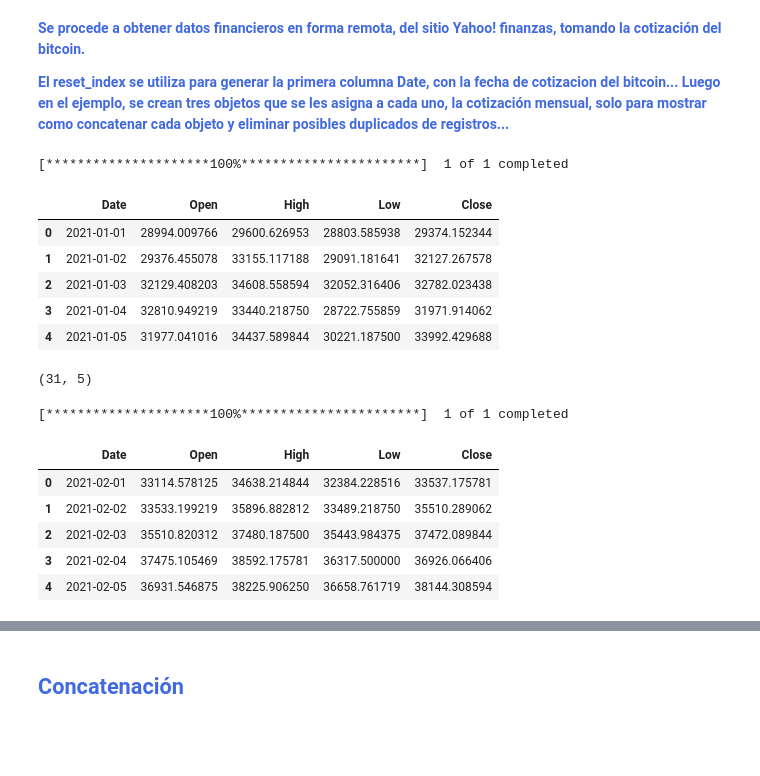
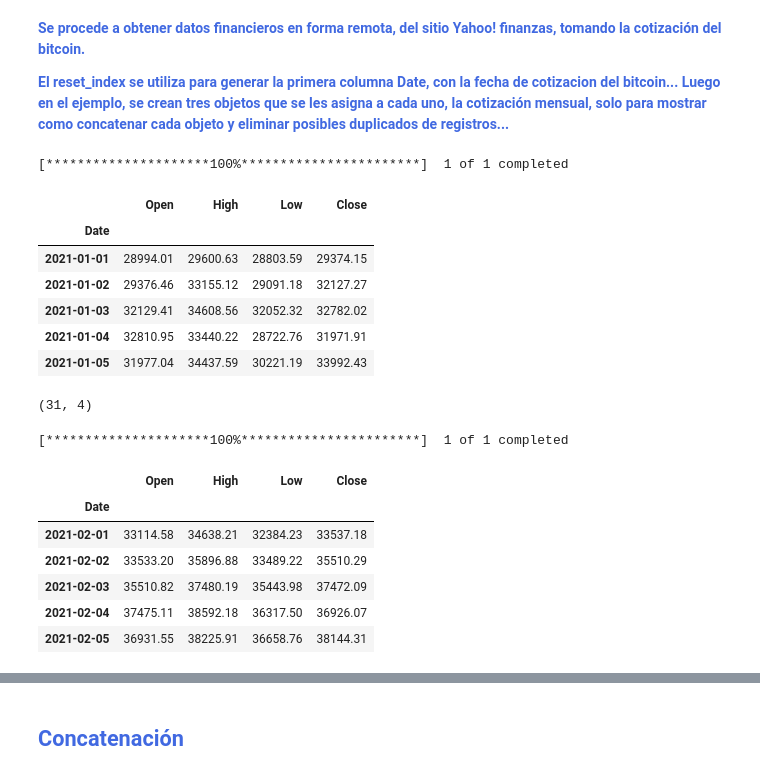
Before and after one commit to cristiandarioortegayubro/P4DA, a Jupyter notebook: pandas_003.ipynb, the cells around one changed output, grey strips where cells are left out. Saved outputs shown, nothing was run; the diff lists cells and outputs as text; code cells hidden in the pictures; blank space fills up the shorter version.

```diff
--- a/pandas_003.ipynb
+++ b/pandas_003.ipynb
@@ -46,35 +46,35 @@ import yfinance as yf
 
 **<font color="RoyalBlue">El reset_index se utiliza para generar la primera columna Date, con la fecha de cotizacion del bitcoin... Luego en el ejemplo, se crean tres objetos que se les asigna a cada uno, la cotización mensual, solo para mostrar como concatenar cada objeto y eliminar posibles duplicados de registros...**
 # %%
-btc_enero = yf.download("BTC-USD", start="2021-01-01", end="2021-02-01")
+btc_enero = yf.download("BTC-USD", start="2021-01-01", end="2021-02-01").round(2)
 btc_enero.drop(columns=["Volume","Adj Close"], inplace=True)
-btc_enero.reset_index(inplace=True)
 btc_enero.head()
 # %% [output]
 [*********************100%***********************]  1 of 1 completed
-|  | Date | Open | High | Low | Close |
-| 0 | 2021-01-01 | 28994.009766 | 29600.626953 | 28803.585938 | 29374.152344 |
-| 1 | 2021-01-02 | 29376.455078 | 33155.117188 | 29091.181641 | 32127.267578 |
-| 2 | 2021-01-03 | 32129.408203 | 34608.558594 | 32052.316406 | 32782.023438 |
-| 3 | 2021-01-04 | 32810.949219 | 33440.218750 | 28722.755859 | 31971.914062 |
-| 4 | 2021-01-05 | 31977.041016 | 34437.589844 | 30221.187500 | 33992.429688 |
+|  | Open | High | Low | Close |
+| Date |  |  |  |  |
+| 2021-01-01 | 28994.01 | 29600.63 | 28803.59 | 29374.15 |
+| 2021-01-02 | 29376.46 | 33155.12 | 29091.18 | 32127.27 |
+| 2021-01-03 | 32129.41 | 34608.56 | 32052.32 | 32782.02 |
+| 2021-01-04 | 32810.95 | 33440.22 | 28722.76 | 31971.91 |
+| 2021-01-05 | 31977.04 | 34437.59 | 30221.19 | 33992.43 |
 # %%
 btc_enero.shape
 # %% [output]
-(31, 5)
+(31, 4)
 # %%
-btc_febrero = yf.download("BTC-USD", start="2021-02-01", end="2021-03-01")
+btc_febrero = yf.download("BTC-USD", start="2021-02-01", end="2021-03-01").round(2)
 btc_febrero.drop(columns=["Volume","Adj Close"], inplace=True)
-btc_febrero.reset_index(inplace=True)
 btc_febrero.head()
 # %% [output]
 [*********************100%***********************]  1 of 1 completed
-|  | Date | Open | High | Low | Close |
-| 0 | 2021-02-01 | 33114.578125 | 34638.214844 | 32384.228516 | 33537.175781 |
-| 1 | 2021-02-02 | 33533.199219 | 35896.882812 | 33489.218750 | 35510.289062 |
-| 2 | 2021-02-03 | 35510.820312 | 37480.187500 | 35443.984375 | 37472.089844 |
-| 3 | 2021-02-04 | 37475.105469 | 38592.175781 | 36317.500000 | 36926.066406 |
-| 4 | 2021-02-05 | 36931.546875 | 38225.906250 | 36658.761719 | 38144.308594 |
+|  | Open | High | Low | Close |
+| Date |  |  |  |  |
+| 2021-02-01 | 33114.58 | 34638.21 | 32384.23 | 33537.18 |
+| 2021-02-02 | 33533.20 | 35896.88 | 33489.22 | 35510.29 |
+| 2021-02-03 | 35510.82 | 37480.19 | 35443.98 | 37472.09 |
+| 2021-02-04 | 37475.11 | 38592.18 | 36317.50 | 36926.07 |
+| 2021-02-05 | 36931.55 | 38225.91 | 36658.76 | 38144.31 |
 # %%
 btc_febrero.shape
 # %% [output]
```
Also changed, not shown: parts of 16 cells of this notebook.
